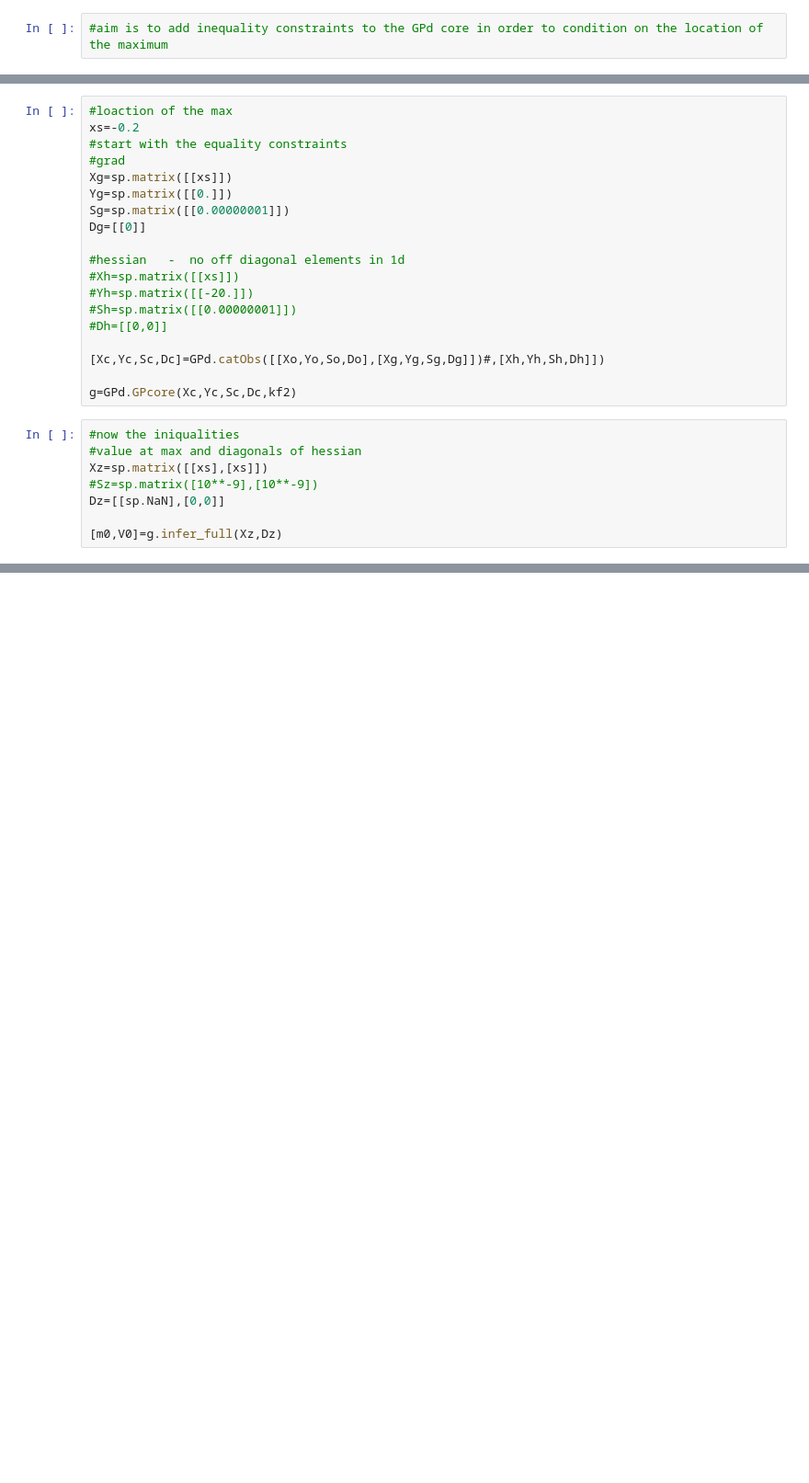
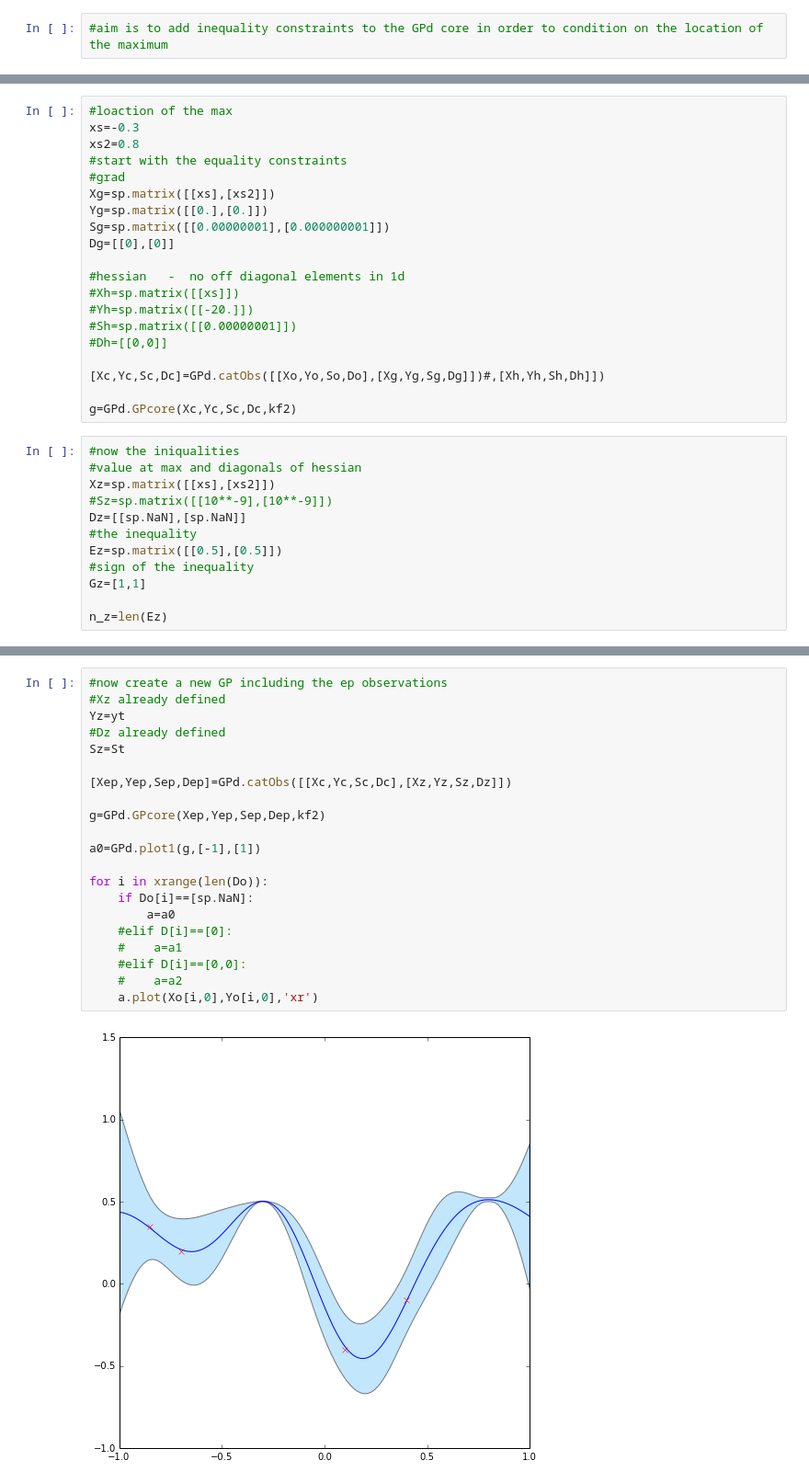
Before and after one commit to markm541374/ES, a Jupyter notebook: EPonGPd.ipynb, the cells around one changed output, grey strips where cells are left out. Shown at 92% size. Saved outputs shown, nothing was run; the diff lists cells and outputs as text; blank space fills up the shorter version.

```diff
--- a/EPonGPd.ipynb
+++ b/EPonGPd.ipynb
@@ -55,12 +39,13 @@ for i in xrange(len(Do)):
 # %%
 #loaction of the max
-xs=-0.2
+xs=-0.3
+xs2=0.8
 #start with the equality constraints
 #grad
-Xg=sp.matrix([[xs]])
-Yg=sp.matrix([[0.]])
-Sg=sp.matrix([[0.00000001]])
-Dg=[[0]]
+Xg=sp.matrix([[xs],[xs2]])
+Yg=sp.matrix([[0.],[0.]])
+Sg=sp.matrix([[0.00000001],[0.000000001]])
+Dg=[[0],[0]]
 
 #hessian   -  no off diagonal elements in 1d
 #Xh=sp.matrix([[xs]])
@@ -74,8 +59,12 @@ g=GPd.GPcore(Xc,Yc,Sc,Dc,kf2)
 # %%
 #now the iniqualities
 #value at max and diagonals of hessian
-Xz=sp.matrix([[xs],[xs]])
-#Sz=sp.matrix([10**-9],[10**-9])
-Dz=[[sp.NaN],[0,0]]
+Xz=sp.matrix([[xs],[xs2]])
+#Sz=sp.matrix([[10**-9],[10**-9]])
+Dz=[[sp.NaN],[sp.NaN]]
+#the inequality
+Ez=sp.matrix([[0.5],[0.5]])
+#sign of the inequality
+Gz=[1,1]
 
-[m0,V0]=g.infer_full(Xz,Dz)
+n_z=len(Ez)
@@ -81,0 +125,23 @@ Dz=[[sp.NaN],[0,0]]
+# %%
+#now create a new GP including the ep observations
+#Xz already defined
+Yz=yt
+#Dz already defined
+Sz=St
+
+[Xep,Yep,Sep,Dep]=GPd.catObs([[Xc,Yc,Sc,Dc],[Xz,Yz,Sz,Dz]])
+
+g=GPd.GPcore(Xep,Yep,Sep,Dep,kf2)
+
+a0=GPd.plot1(g,[-1],[1])
+
+for i in xrange(len(Do)):
+    if Do[i]==[sp.NaN]:
+        a=a0
+    #elif D[i]==[0]:
+    #    a=a1
+    #elif D[i]==[0,0]:
+    #    a=a2
+    a.plot(Xo[i,0],Yo[i,0],'xr')
+# %% [output]
+[figure, added]
```
Also changed, not shown: parts of 3 cells of this notebook, 1 other file.
